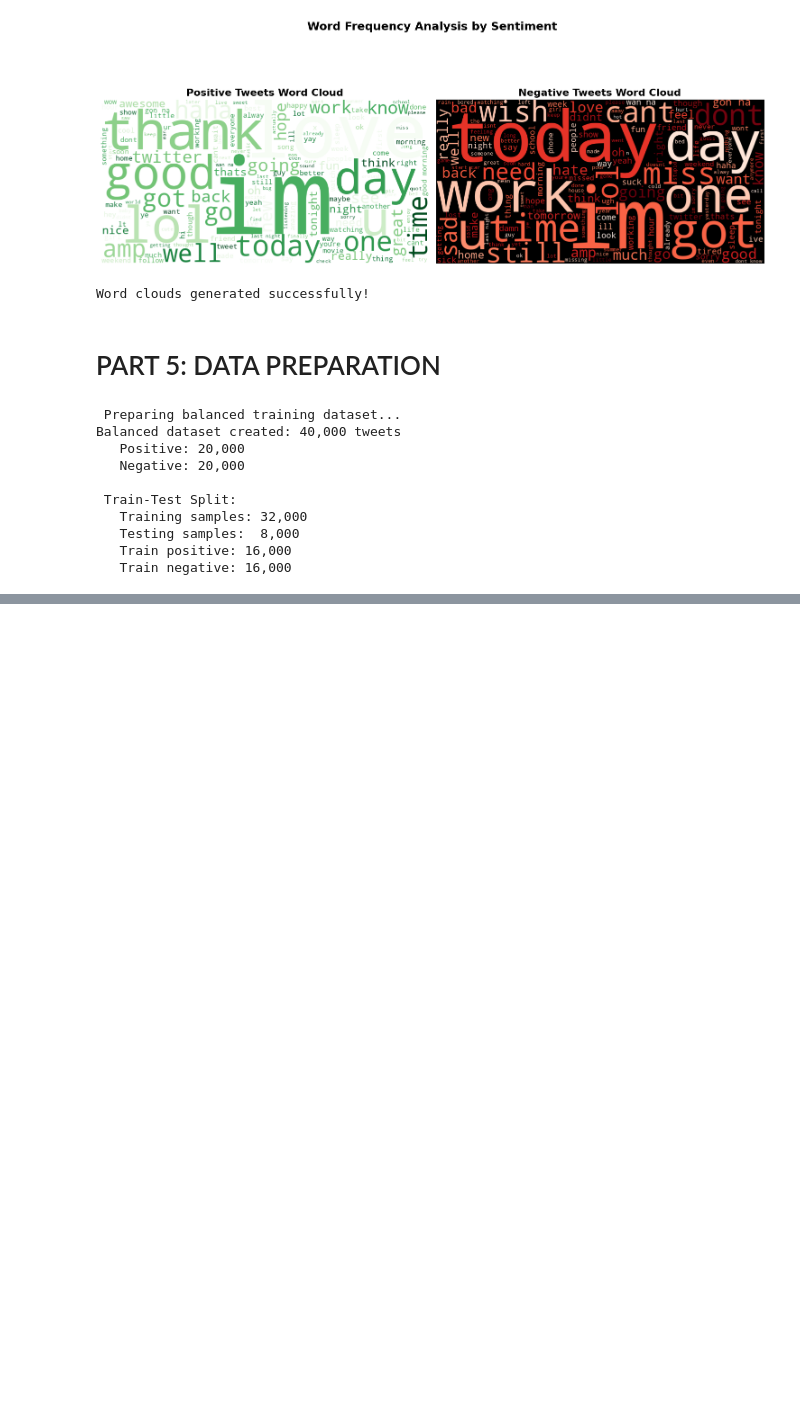
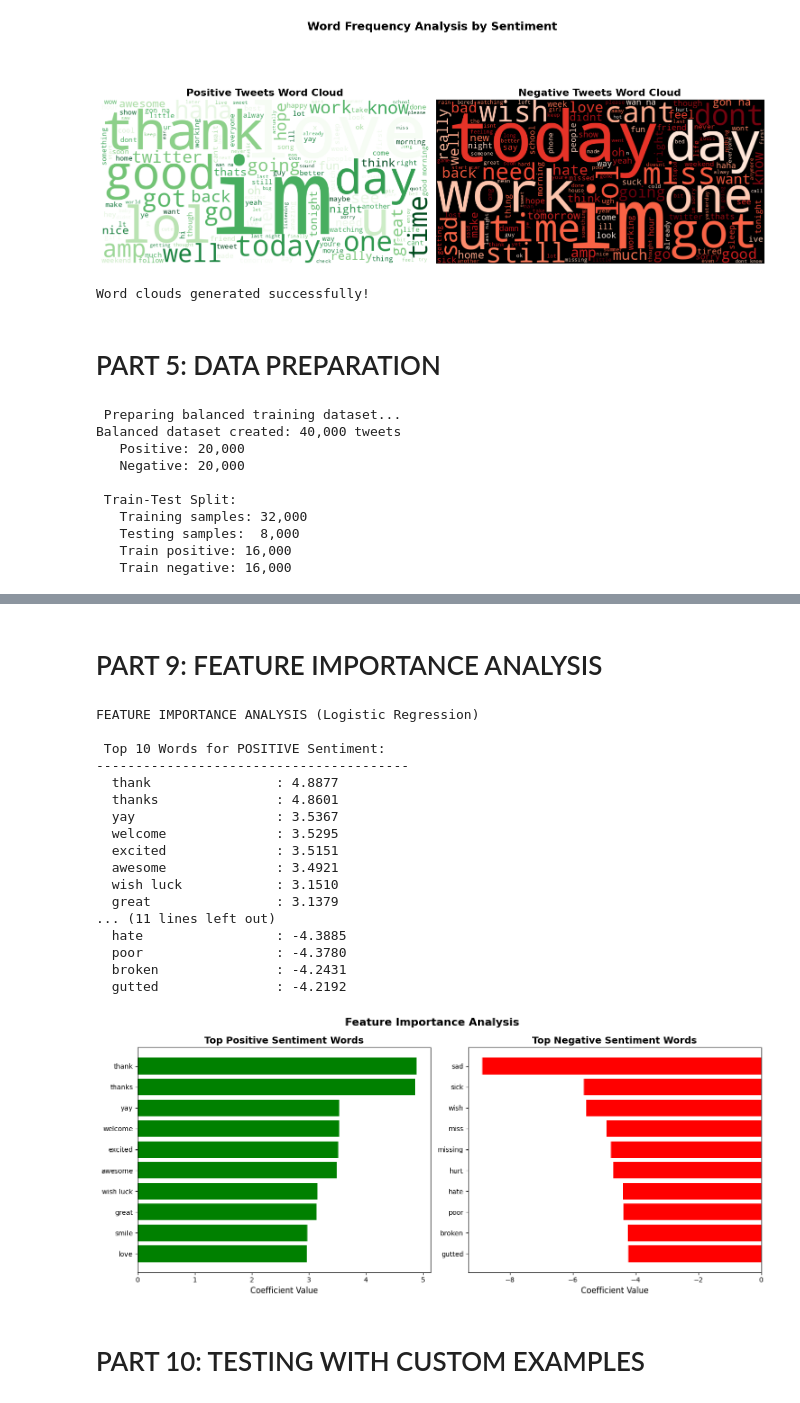
Before and after one commit to pray-ash911/Sentiment-Analysis-using-logistic-regression-and-distilbert, a Jupyter notebook: Sentiment_analysis_using_two_diff_models.ipynb, the cells around one changed output, grey strips where cells are left out. Saved outputs shown, nothing was run; the diff lists cells and outputs as text; code cells hidden in the pictures; blank space fills up the shorter version.

```diff
--- a/Sentiment_analysis_using_two_diff_models.ipynb
+++ b/Sentiment_analysis_using_two_diff_models.ipynb
@@ -396,0 +735,66 @@ Balanced dataset created: 40,000 tweets
+# %% [markdown]
+# PART 9: FEATURE IMPORTANCE ANALYSIS
+# %%
+print("FEATURE IMPORTANCE ANALYSIS (Logistic Regression)")
+
+# Get feature names and coefficients
+feature_names = tfidf_vectorizer.get_feature_names_out()
+coefficients = lr_model.coef_[0]
+
+# Get top 10 positive and negative features
+top_positive_idx = np.argsort(coefficients)[-10:][::-1]
+top_negative_idx = np.argsort(coefficients)[:10]
+
+print("\n Top 10 Words for POSITIVE Sentiment:")
+print("-" * 40)
+for idx in top_positive_idx:
+    print(f"  {feature_names[idx]:<20} : {coefficients[idx]:.4f}")
+
+print("\n Top 10 Words for NEGATIVE Sentiment:")
+print("-" * 40)
+for idx in top_negative_idx:
+    print(f"  {feature_names[idx]:<20} : {coefficients[idx]:.4f}")
+
+# Visualization
+fig, (ax1, ax2) = plt.subplots(1, 2, figsize=(14, 6))
+
+# Positive words
+pos_words = [feature_names[i] for i in top_positive_idx]
+pos_scores = [coefficients[i] for i in top_positive_idx]
+bars1 = ax1.barh(pos_words, pos_scores, color='green')
+ax1.set_title('Top Positive Sentiment Words', fontsize=14, fontweight='bold')
+ax1.set_xlabel('Coefficient Value', fontsize=12)
+ax1.invert_yaxis()
+
+# Negative words
+neg_words = [feature_names[i] for i in top_negative_idx]
+neg_scores = [coefficients[i] for i in top_negative_idx]
+bars2 = ax2.barh(neg_words, neg_scores, color='red')
+ax2.set_title('Top Negative Sentiment Words', fontsize=14, fontweight='bold')
+ax2.set_xlabel('Coefficient Value', fontsize=12)
+ax2.invert_yaxis()
+
+plt.suptitle('Feature Importance Analysis', fontsize=16, fontweight='bold')
+plt.tight_layout()
+plt.show()
+# %% [output]
+FEATURE IMPORTANCE ANALYSIS (Logistic Regression)
+
+ Top 10 Words for POSITIVE Sentiment:
+----------------------------------------
+  thank                : 4.8877
+  thanks               : 4.8601
+  yay                  : 3.5367
+  welcome              : 3.5295
+  excited              : 3.5151
+  awesome              : 3.4921
+  wish luck            : 3.1510
+  great                : 3.1379
+... (11 lines left out)
+  hate                 : -4.3885
+  poor                 : -4.3780
+  broken               : -4.2431
+  gutted               : -4.2192
+[figure, added]
+# %% [markdown]
+# PART 10: TESTING WITH CUSTOM EXAMPLES
```
Also changed, not shown: parts of 8 cells of this notebook.
